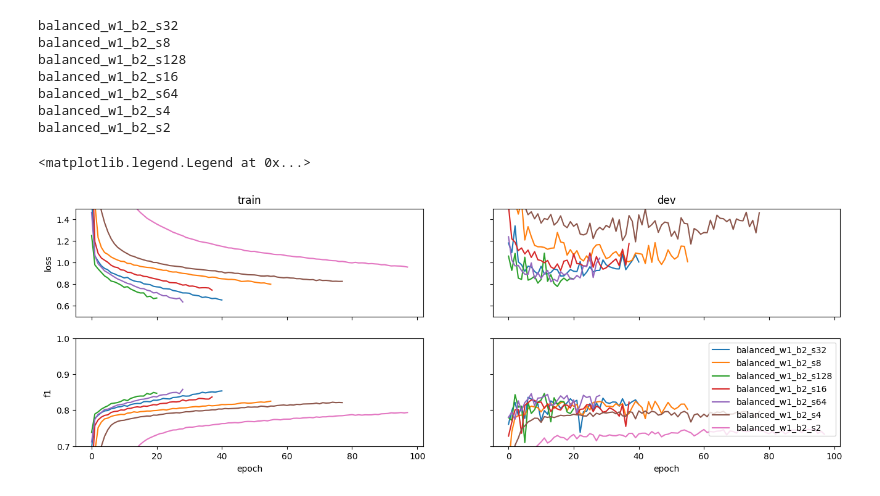
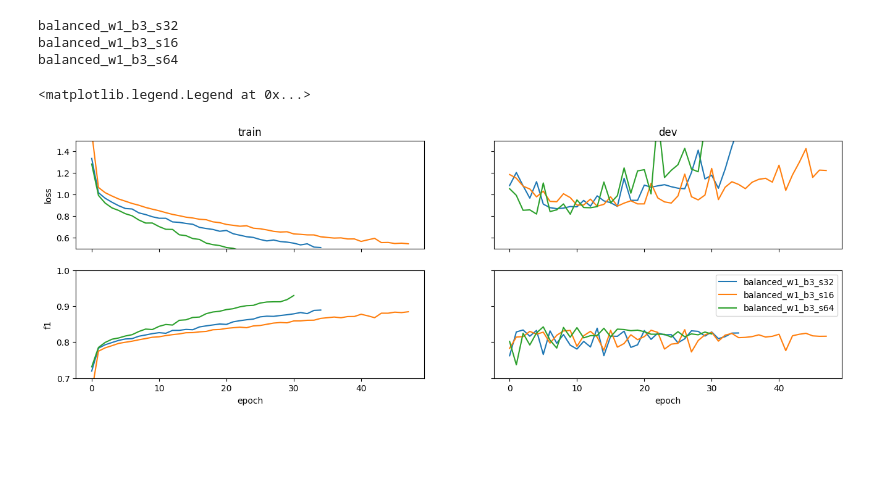
Before and after one commit to smithandrewk/sleep_ml, a Jupyter notebook: notebooks/9_eval_batch.ipynb, the cells around one changed output. Drawn from its saved outputs; the diff is of its cells as text; code cells hidden in the pictures; blank space fills up the shorter version.

```diff
--- a/notebooks/9_eval_batch.ipynb
+++ b/notebooks/9_eval_batch.ipynb
@@ -30,31 +19,27 @@ df.sort_values(by='BEST_DEV_F1',ascending=False)
 # %%
 fig,ax = plt.subplots(nrows=2,ncols=2,figsize=(16,5),sharey='row',sharex=True)
 for project in os.listdir(f'../projects'):
-    if project.split('_')[2] not in ['b2']:
+    if project.split('_')[2] not in ['b3']:
         continue
     print(project)
     with open(f'../projects/{project}/config.json','r') as f:
         CONFIG = json.load(f)
         ax[0,0].plot(CONFIG['TRAINLOSSI'],label=project)
         ax[0,1].plot(CONFIG['DEVLOSSI'],label=project)
         ax[1,0].plot(CONFIG['TRAINF1'],label=project)
         ax[1,1].plot(CONFIG['DEVF1'],label=project)
 ax[0,0].set_title('train')
 ax[0,1].set_title('dev')
 ax[0,0].set_ylabel('loss')
 ax[1,0].set_ylabel('f1')
 ax[1,0].set_xlabel('epoch')
 ax[1,1].set_xlabel('epoch')
 ax[1,0].set_ylim([.7,1])
 ax[0,0].set_ylim([.5,1.5])
 plt.legend()
 # %% [output]
-balanced_w1_b2_s32
-balanced_w1_b2_s8
-balanced_w1_b2_s128
-balanced_w1_b2_s16
-balanced_w1_b2_s64
-balanced_w1_b2_s4
-balanced_w1_b2_s2
+balanced_w1_b3_s32
+balanced_w1_b3_s16
+balanced_w1_b3_s64
 <matplotlib.legend.Legend at 0x...>
-[figure, old version]
+[figure, new version]
```
Also changed, not shown: parts of 1 cell of this notebook, 3 other files.
